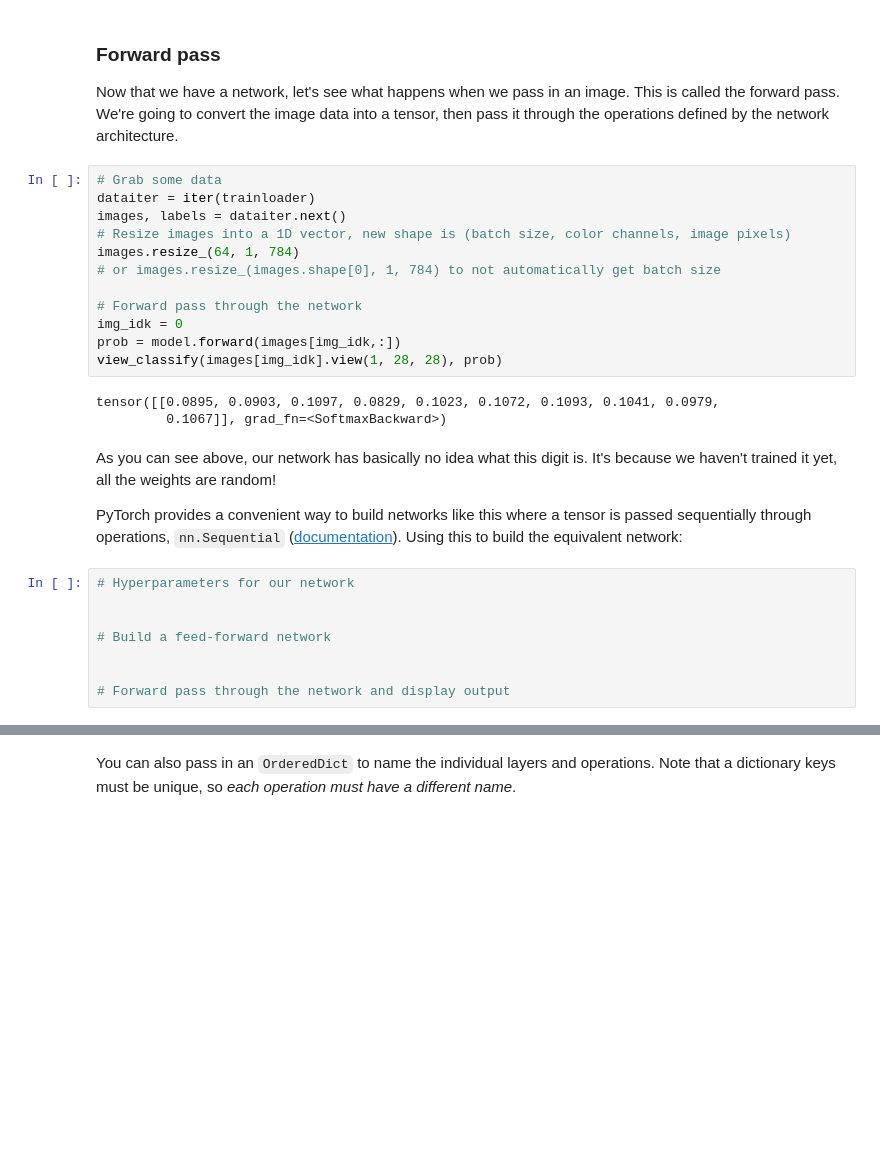
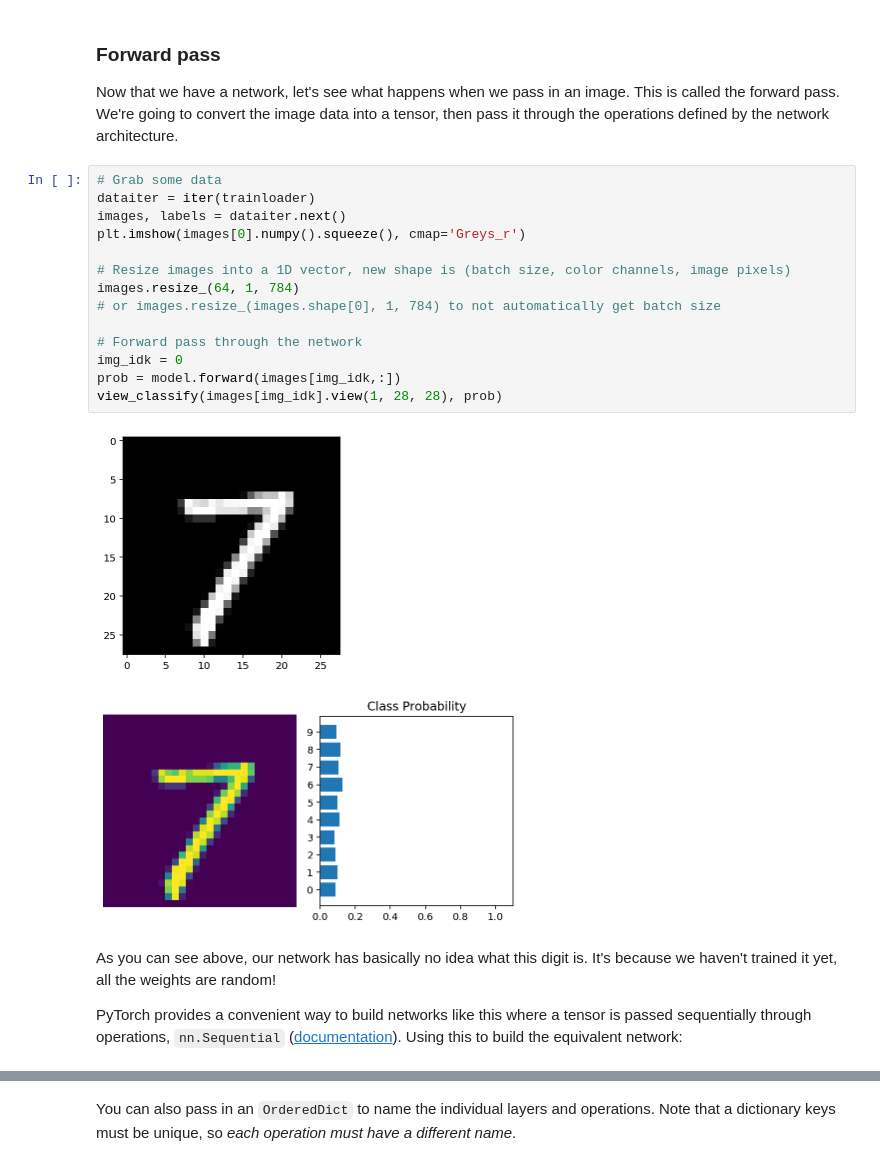
Before and after one commit to Kasulejoseph/presentNfuture, a Jupyter notebook: Pytorch/Part 2 - Neural Networks in PyTorch.ipynb, the cells around one changed output, grey strips where cells are left out. Drawn from its saved outputs; the diff is of its cells as text; blank space fills up the shorter version.

Commit message:
mnist network

```diff
--- a/Pytorch/Part 2 - Neural Networks in PyTorch.ipynb
+++ b/Pytorch/Part 2 - Neural Networks in PyTorch.ipynb
@@ -159,27 +159,21 @@ Now that we have a network, let's see what happens when we pass in an image. Thi
 # %%
 # Grab some data
 dataiter = iter(trainloader)
 images, labels = dataiter.next()
+plt.imshow(images[0].numpy().squeeze(), cmap='Greys_r')
+
 # Resize images into a 1D vector, new shape is (batch size, color channels, image pixels)
 images.resize_(64, 1, 784)
 # or images.resize_(images.shape[0], 1, 784) to not automatically get batch size
 
 # Forward pass through the network
 img_idk = 0
 prob = model.forward(images[img_idk,:])
 view_classify(images[img_idk].view(1, 28, 28), prob)
 # %% [output]
-tensor([[0.0895, 0.0903, 0.1097, 0.0829, 0.1023, 0.1072, 0.1093, 0.1041, 0.0979,
-         0.1067]], grad_fn=<SoftmaxBackward>)
+[figure, added]
+[figure, added]
 # %% [markdown]
 As you can see above, our network has basically no idea what this digit is. It's because we haven't trained it yet, all the weights are random!
 
 PyTorch provides a convenient way to build networks like this where a tensor is passed sequentially through operations, `nn.Sequential` ([documentation](https://pytorch.org/docs/master/nn.html#torch.nn.Sequential)). Using this to build the equivalent network:
-# %%
-# Hyperparameters for our network
-
-
-# Build a feed-forward network
-
-
-# Forward pass through the network and display output
```
Also changed, not shown: parts of 7 cells of this notebook.
